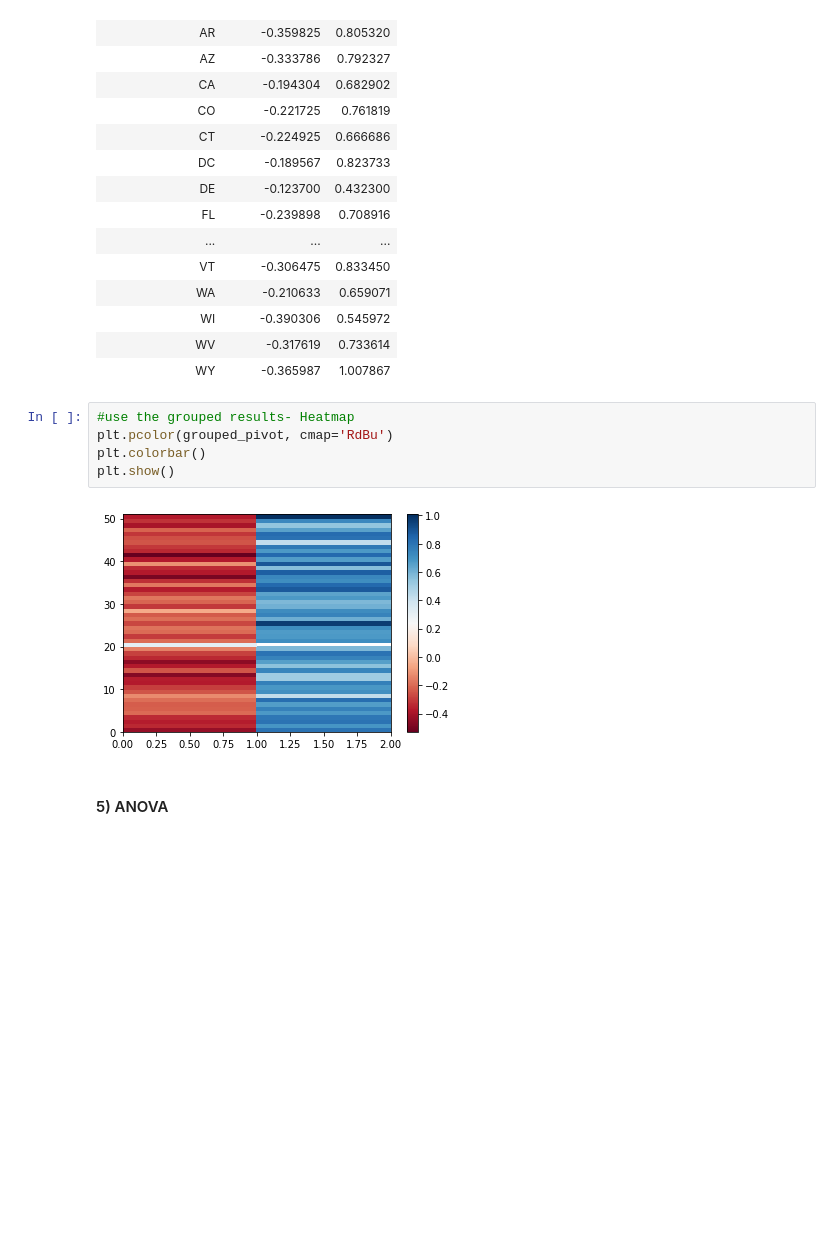
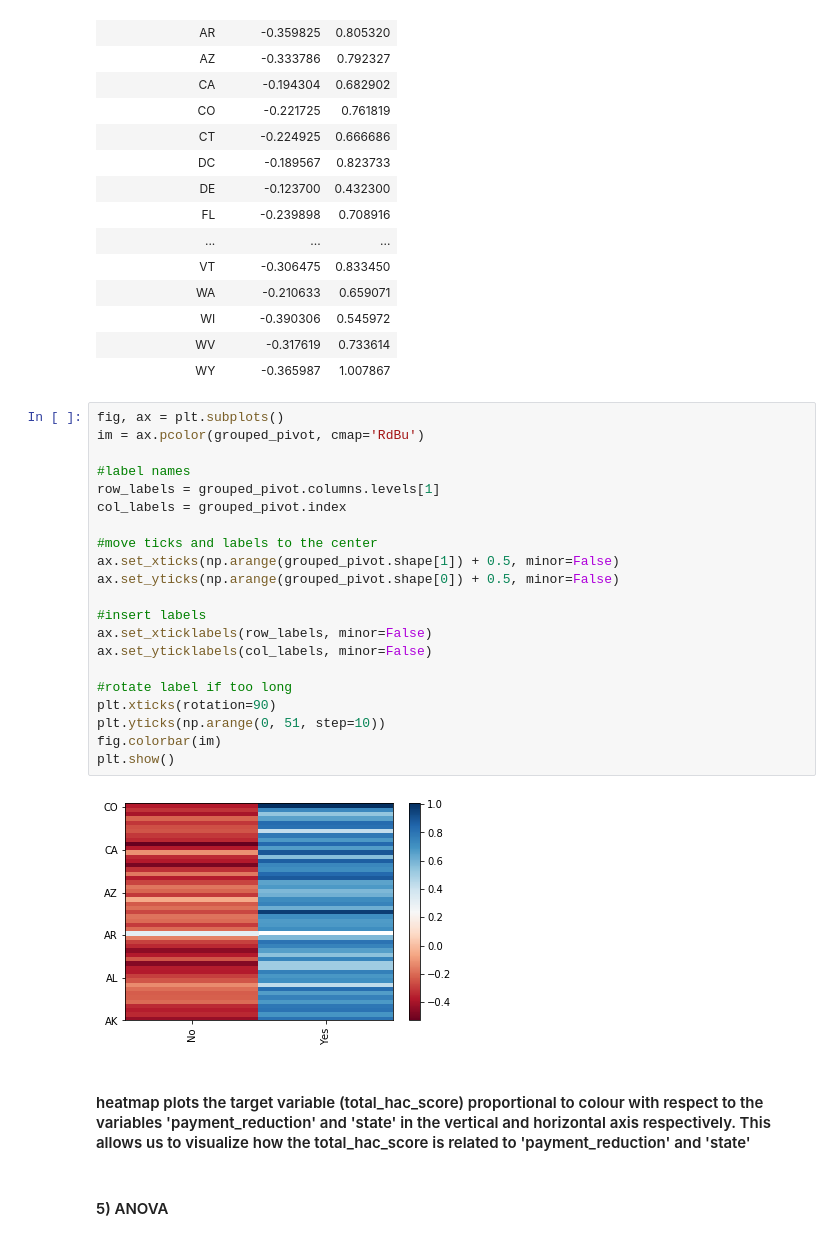
Before and after one commit to sobil-dalal/DAP_Project, a Jupyter notebook: Exploratory_Analysis_HACRP.ipynb, the cells around one changed output. Cells and saved outputs as stored; diff of their text form; blank space fills up the shorter version.

```diff
--- a/Exploratory_Analysis_HACRP.ipynb
+++ b/Exploratory_Analysis_HACRP.ipynb
@@ -138,13 +140,31 @@ grouped_pivot
 | WI | -0.390306 | 0.545972 |
 | WV | -0.317619 | 0.733614 |
 | WY | -0.365987 | 1.007867 |
-# %%
-#use the grouped results- Heatmap
-plt.pcolor(grouped_pivot, cmap='RdBu')
-plt.colorbar()
-plt.show()
-# %% [output]
-[figure, removed]
+# %%
+fig, ax = plt.subplots()
+im = ax.pcolor(grouped_pivot, cmap='RdBu')
+
+#label names
+row_labels = grouped_pivot.columns.levels[1]
+col_labels = grouped_pivot.index
+
+#move ticks and labels to the center
+ax.set_xticks(np.arange(grouped_pivot.shape[1]) + 0.5, minor=False)
+ax.set_yticks(np.arange(grouped_pivot.shape[0]) + 0.5, minor=False)
+
+#insert labels
+ax.set_xticklabels(row_labels, minor=False)
+ax.set_yticklabels(col_labels, minor=False)
+
+#rotate label if too long
+plt.xticks(rotation=90)
+plt.yticks(np.arange(0, 51, step=10))
+fig.colorbar(im)
+plt.show()
+# %% [output]
+[figure, added]
+# %% [markdown]
+#### heatmap plots the target variable (total_hac_score) proportional to colour with respect to the variables 'payment_reduction' and 'state' in the vertical and horizontal axis respectively. This allows us to visualize how the total_hac_score is related to 'payment_reduction' and 'state'
 # %% [markdown]
 #### 5) ANOVA
 # %%
```
Also changed, not shown: parts of 10 cells of this notebook, 3 other files.
